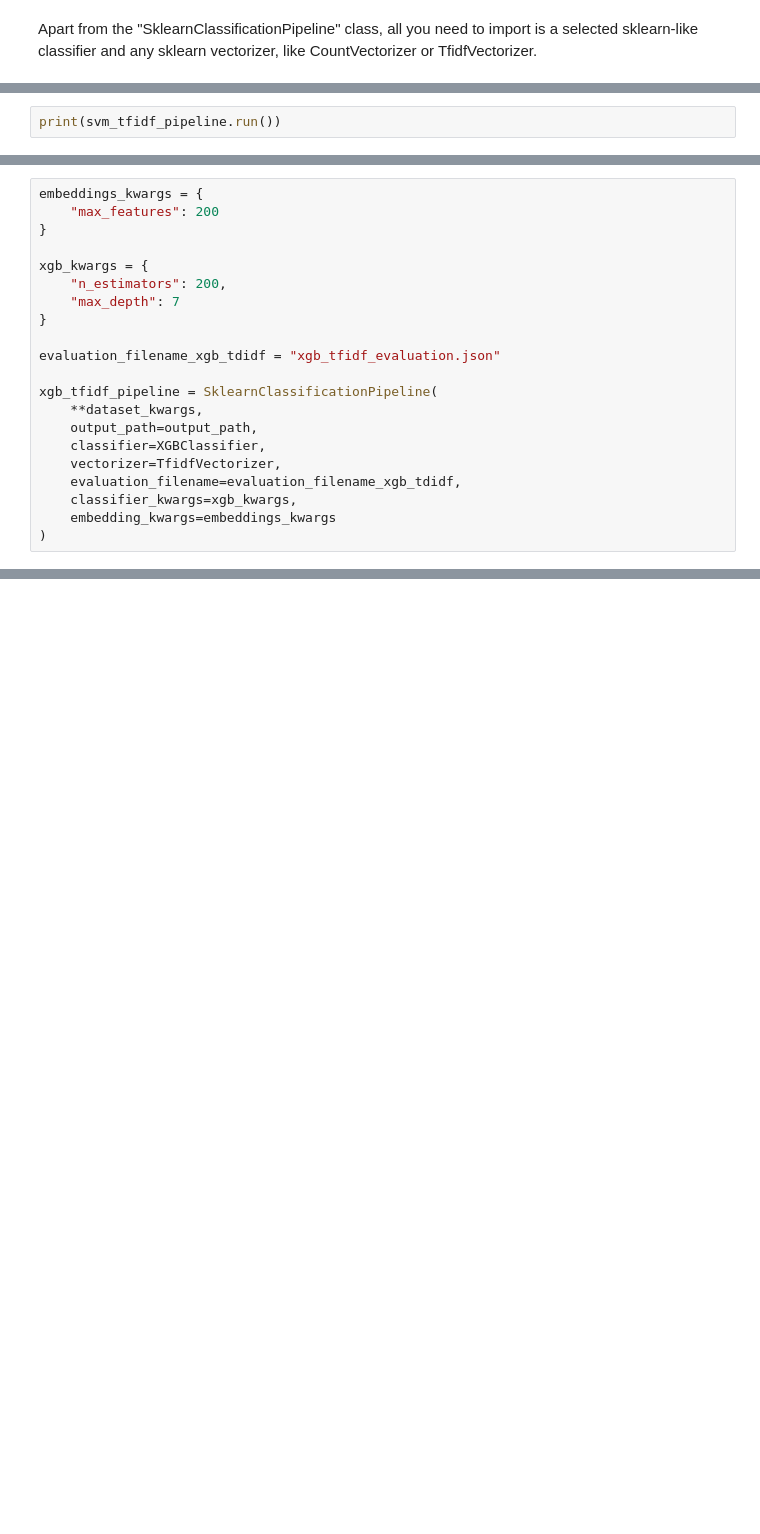
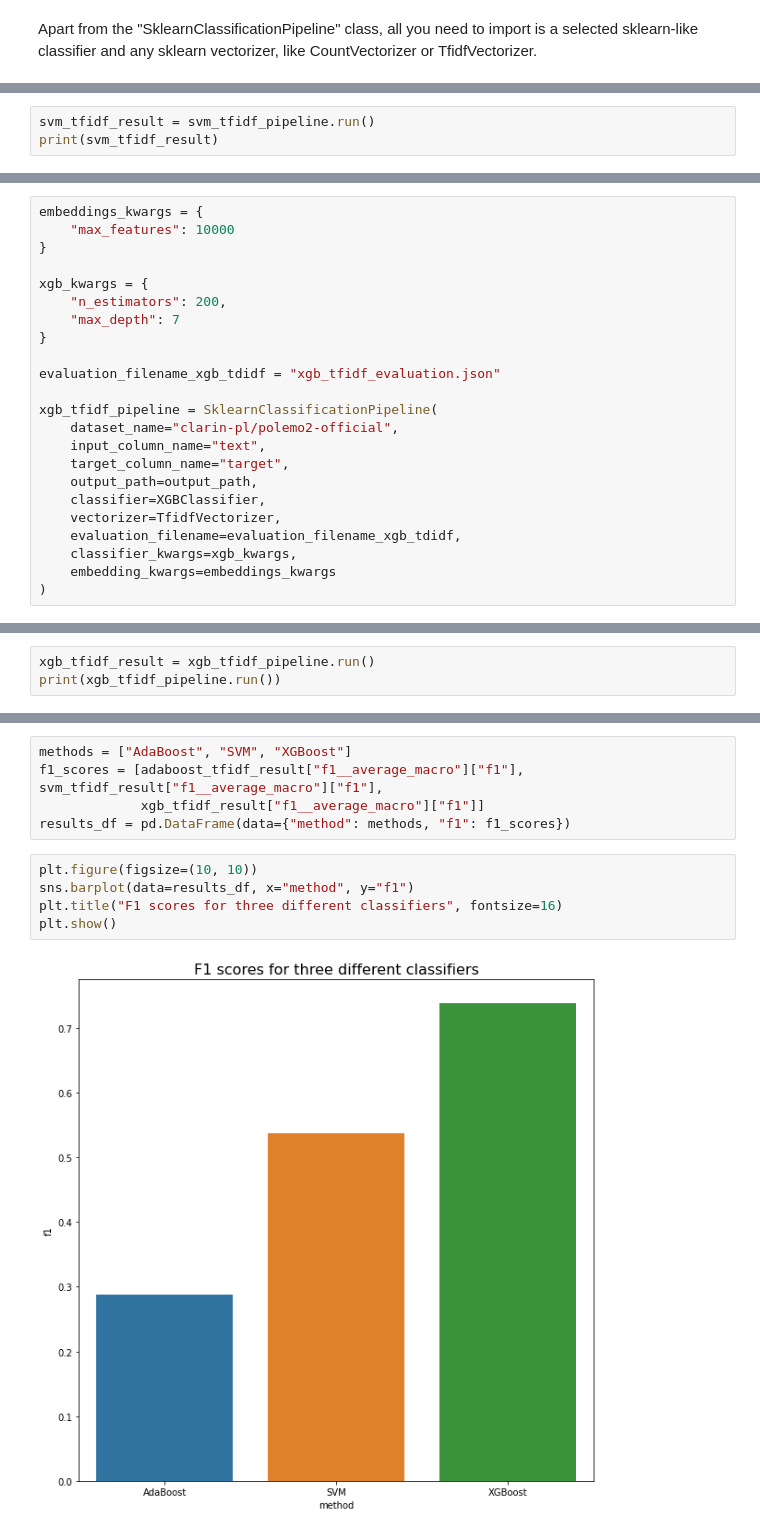
Before and after one commit to CLARIN-PL/embeddings, a Jupyter notebook: tutorials/baseline_sklearn_models_tutorial.ipynb, the cells around one changed output, grey strips where cells are left out. Drawn from its saved outputs; the diff is of its cells as text; blank space fills up the shorter version.

Commit message:
Add plots and some minor stuff to sklearn tutorial notebook

```diff
--- a/tutorials/baseline_sklearn_models_tutorial.ipynb
+++ b/tutorials/baseline_sklearn_models_tutorial.ipynb
@@ -88,7 +89,8 @@ svm_tfidf_pipeline = SklearnClassificationPipeline(
     embedding_kwargs=embeddings_kwargs
 )
 # %%
-print(svm_tfidf_pipeline.run())
+svm_tfidf_result = svm_tfidf_pipeline.run()
+print(svm_tfidf_result)
 # %% [output]
 No config specified, defaulting to: pol_emo2/all_text
 Reusing dataset pol_emo2 (/Users/mariuszkossakowski/.cache/huggingface/datasets/clarin-pl___pol_emo2/all_text/0.0.0/2b75fdbe5def97538e81fb120f8752744b50729a4ce09bd75132bfc863a2fd70)
@@ -111,7 +113,7 @@ Reusing dataset pol_emo2 (/Users/mariuszkossakowski/.cache/huggingface/datasets/
        2, 0, 1, 3, 2, 2])}}
 # %%
 embeddings_kwargs = {
-    "max_features": 200
+    "max_features": 10000
 }
 
 xgb_kwargs = {
@@ -122,7 +124,9 @@ xgb_kwargs = {
 evaluation_filename_xgb_tdidf = "xgb_tfidf_evaluation.json"
 
 xgb_tfidf_pipeline = SklearnClassificationPipeline(
-    **dataset_kwargs,
+    dataset_name="clarin-pl/polemo2-official",
+    input_column_name="text",
+    target_column_name="target",
     output_path=output_path,
     classifier=XGBClassifier,
     vectorizer=TfidfVectorizer,
@@ -154,0 +137,3 @@ Reusing dataset pol_emo2 (/Users/mariuszkossakowski/.cache/huggingface/datasets/
+# %%
+xgb_tfidf_result = xgb_tfidf_pipeline.run()
+print(xgb_tfidf_pipeline.run())
@@ -154,0 +167,12 @@ Reusing dataset pol_emo2 (/Users/mariuszkossakowski/.cache/huggingface/datasets/
+# %%
+methods = ["AdaBoost", "SVM", "XGBoost"]
+f1_scores = [adaboost_tfidf_result["f1__average_macro"]["f1"], svm_tfidf_result["f1__average_macro"]["f1"],
+             xgb_tfidf_result["f1__average_macro"]["f1"]]
+results_df = pd.DataFrame(data={"method": methods, "f1": f1_scores})
+# %%
+plt.figure(figsize=(10, 10))
+sns.barplot(data=results_df, x="method", y="f1")
+plt.title("F1 scores for three different classifiers", fontsize=16)
+plt.show()
+# %% [output]
+[figure, added]
```
Also changed, not shown: parts of 10 cells of this notebook, 3 other files.
